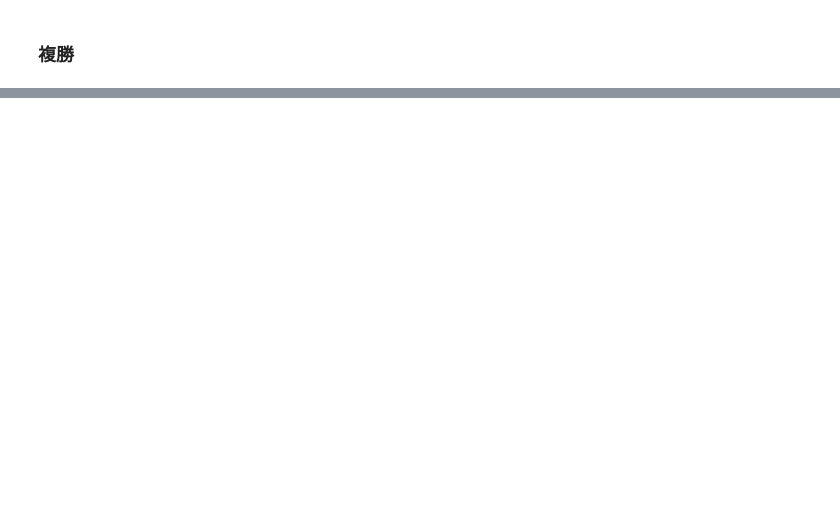
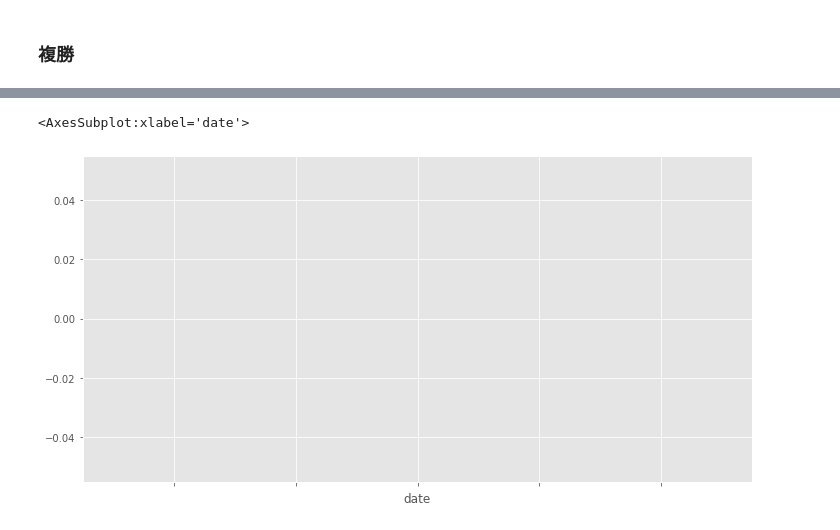
Before and after one commit to abeken22M2/race-predict, a Jupyter notebook: evaluate_prediction.ipynb, the cells around one changed output, grey strips where cells are left out. Saved outputs shown, nothing was run; the diff lists cells and outputs as text; code cells hidden in the pictures; blank space fills up the shorter version.

```diff
--- a/evaluate_prediction.ipynb
+++ b/evaluate_prediction.ipynb
@@ -249,0 +250,7 @@ simple.plot(figsize=(12, 6))
+# %%
+# オッズがある範囲のとき
+simple = race_result.loc[((race_result["odds"]>50) & (race_result["odds"]<60)), 'hukusyo_return'].cumsum()
+simple.plot(figsize=(12, 6))
+# %% [output]
+<AxesSubplot:xlabel='date'>
+[figure, added]
```
Also changed, not shown: parts of 16 cells of this notebook, 4 other files.
